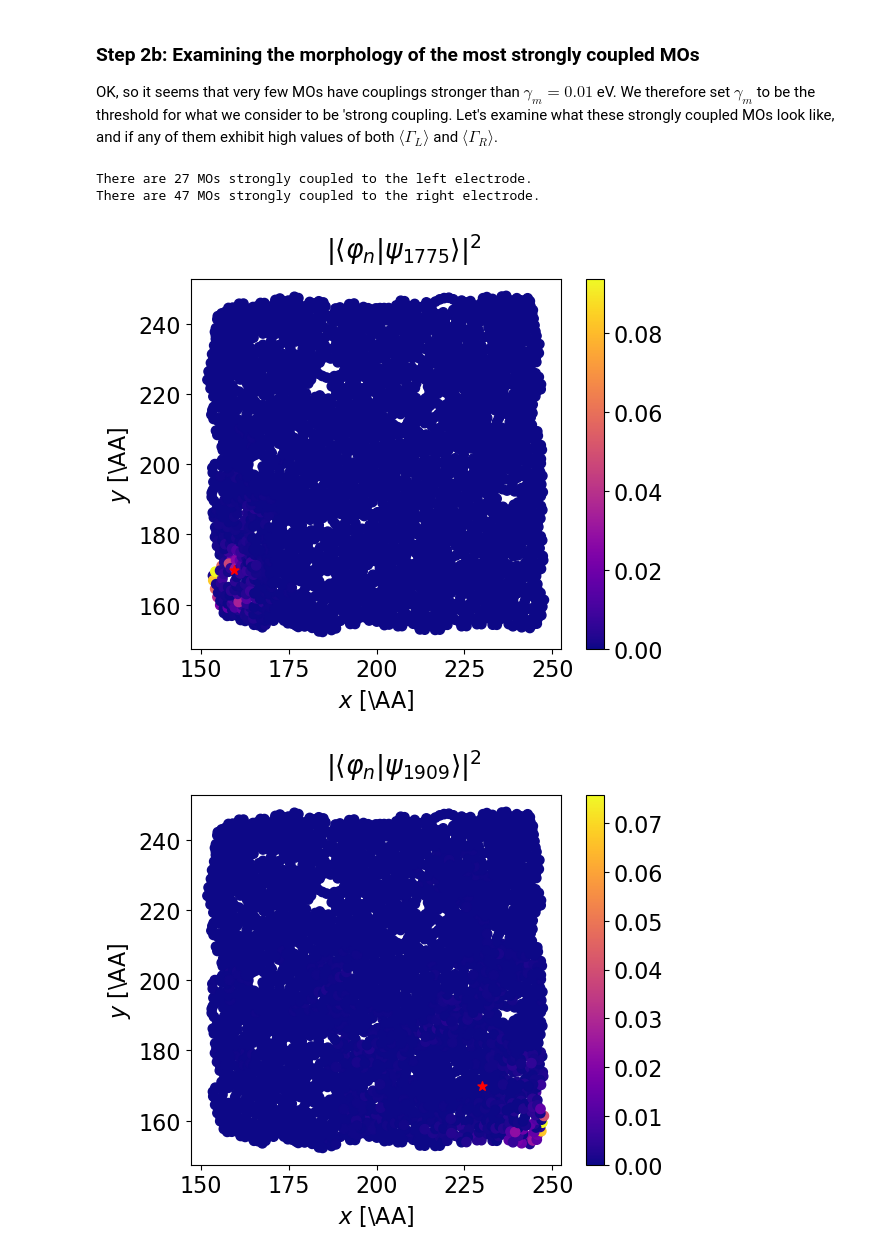
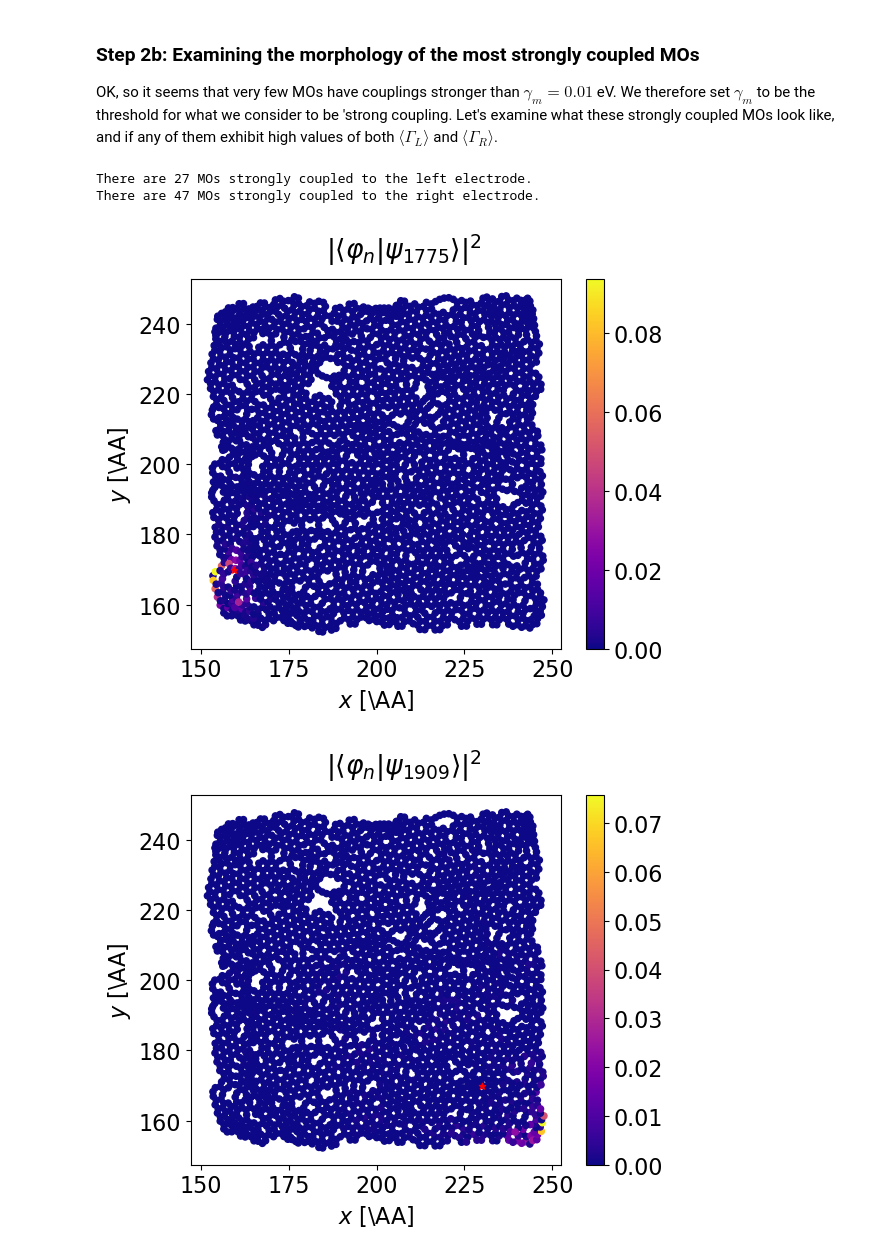
Before and after one commit to ngastellu/percolate_mac, a Jupyter notebook: proof_of_concept.ipynb, the cells around one changed output. Drawn from its saved outputs; the diff is of its cells as text; code cells hidden in the pictures.

Commit message:
Fixed set iteration in `percolate`. Added MO localisation plots to `proof_of_concept.ipynb`

```diff
--- a/proof_of_concept.ipynb
+++ b/proof_of_concept.ipynb
@@ -93,24 +93,24 @@ plt.show()
 
 OK, so it seems that very few MOs have couplings stronger than $\gamma_m = 0.01$ eV. We therefore set $\gamma_m$ to be the threshold for what we consider to be 'strong coupling. Let's examine what these strongly coupled MOs look like, and if any of them exhibit high values of both $\langle\Gamma_L\rangle$ and $\langle\Gamma_R\rangle$.
 # %%
-from qcnico.mo_plotting import plot_MO
+from qcnico.qcplots import plot_MO
 
 gammam = 0.01
 
 biggaL_inds = (gamL > gammam).nonzero()[0]
 biggaR_inds = (gamR > gammam).nonzero()[0]
 
 print(f'There are {biggaL_inds.shape[0]} MOs strongly coupled to the left electrode. ')
 print(f'There are {biggaR_inds.shape[0]} MOs strongly coupled to the right electrode. ')
 
 jL = gamL.argmax() #index of MO max coupled to the left lead
 jR = gamR.argmax() #index of MO max coupled to the right lead
 
-plot_MO(pos, M, jL, show_COM=True,usetex=False)
+plot_MO(pos, M, jL, show_COM=True,usetex=False, dotsize=20)
 
-plot_MO(pos,M,jR,show_COM=True,usetex=False)
+plot_MO(pos,M,jR,show_COM=True,usetex=False, dotsize=20)
 # %% [output]
 There are 27 MOs strongly coupled to the left electrode.
 There are 47 MOs strongly coupled to the right electrode.
-[figure, old version]
+[figure, new version]
-[figure, old version]
+[figure, new version]
```
Also changed, not shown: parts of 5 cells of this notebook, 1 other file.
